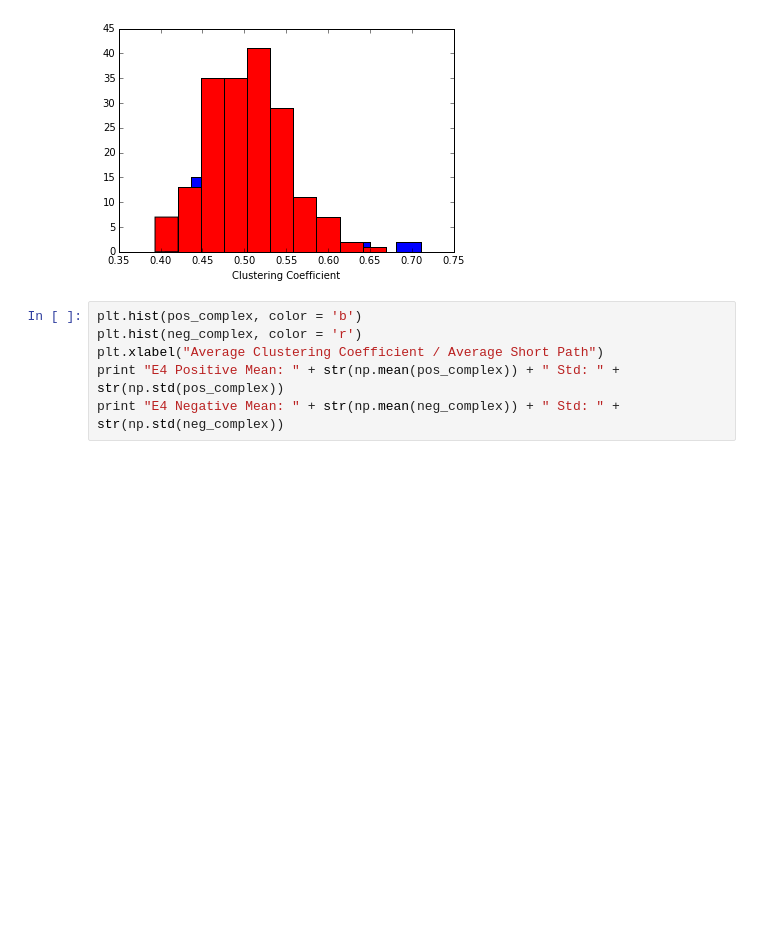
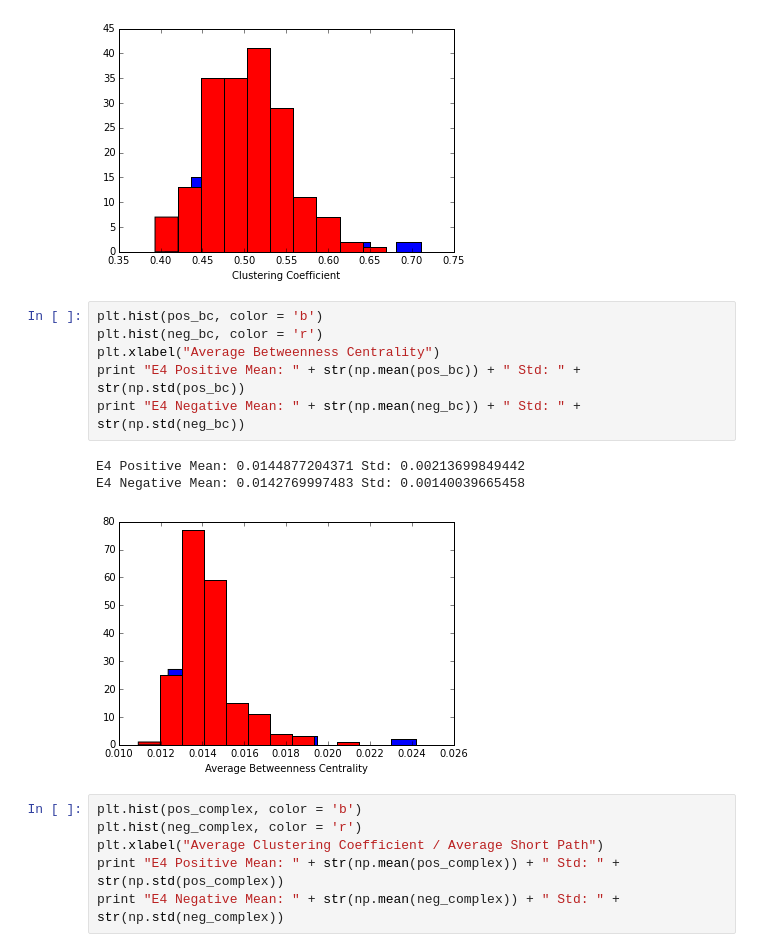
Before and after one commit to dinodigma/research, a Jupyter notebook: surf/subgrouplevel_analysis.ipynb, the cells around one changed output. Saved outputs shown, nothing was run; the diff lists cells and outputs as text; blank space fills up the shorter version.

```diff
--- a/surf/subgrouplevel_analysis.ipynb
+++ b/surf/subgrouplevel_analysis.ipynb
@@ -221,6 +237,16 @@ print "E4 Negative Mean: " + str(np.mean(neg_clust)) + " Std: " + str(np.std(neg
 E4 Positive Mean: 0.507650798955 Std: 0.0622020684407
 E4 Negative Mean: 0.504393393272 Std: 0.0476054062317
 [figure]
+# %%
+plt.hist(pos_bc, color = 'b')
+plt.hist(neg_bc, color = 'r')
+plt.xlabel("Average Betweenness Centrality")
+print "E4 Positive Mean: " + str(np.mean(pos_bc)) + " Std: " + str(np.std(pos_bc))
+print "E4 Negative Mean: " + str(np.mean(neg_bc)) + " Std: " + str(np.std(neg_bc))
+# %% [output]
+E4 Positive Mean: 0.0144877204371 Std: 0.00213699849442
+E4 Negative Mean: 0.0142769997483 Std: 0.00140039665458
+[figure, added]
 # %%
 plt.hist(pos_complex, color = 'b')
 plt.hist(neg_complex, color = 'r')
```
Also changed, not shown: parts of 19 cells of this notebook, 2 other files.
